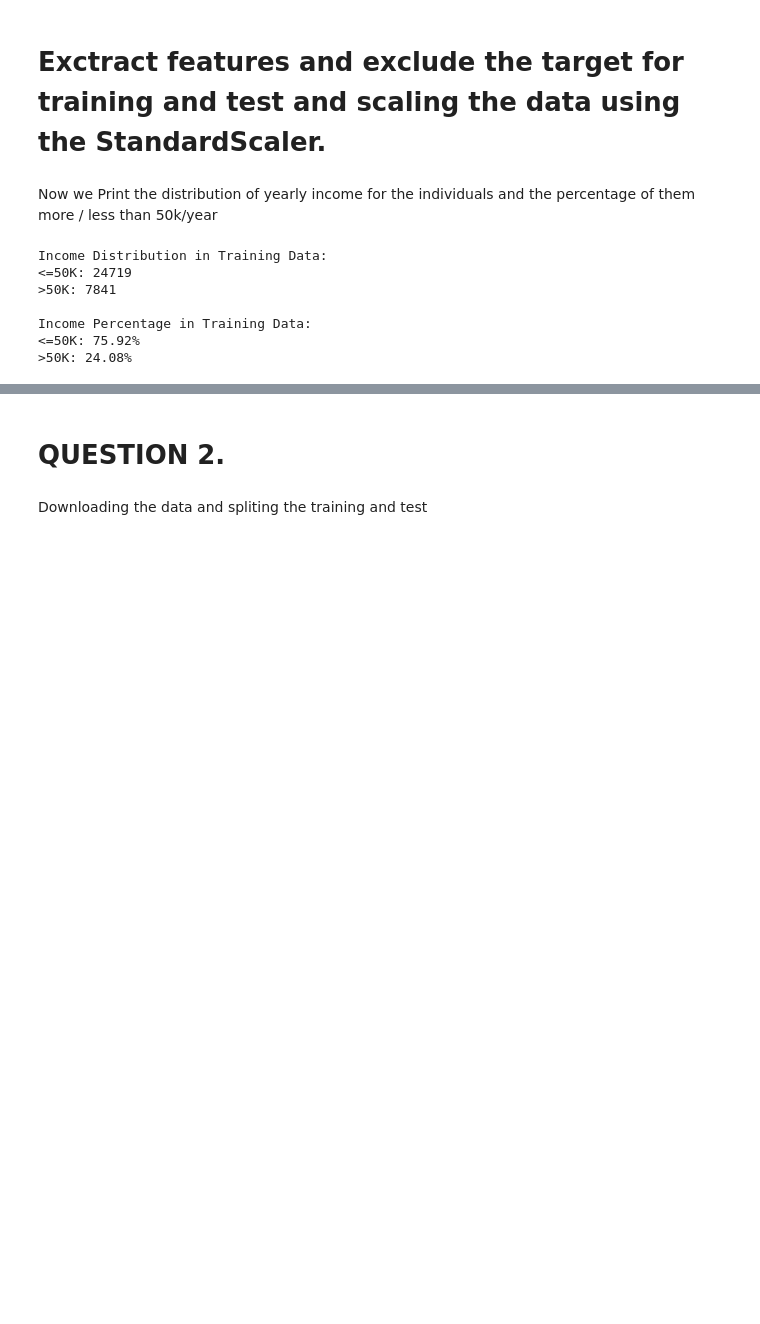
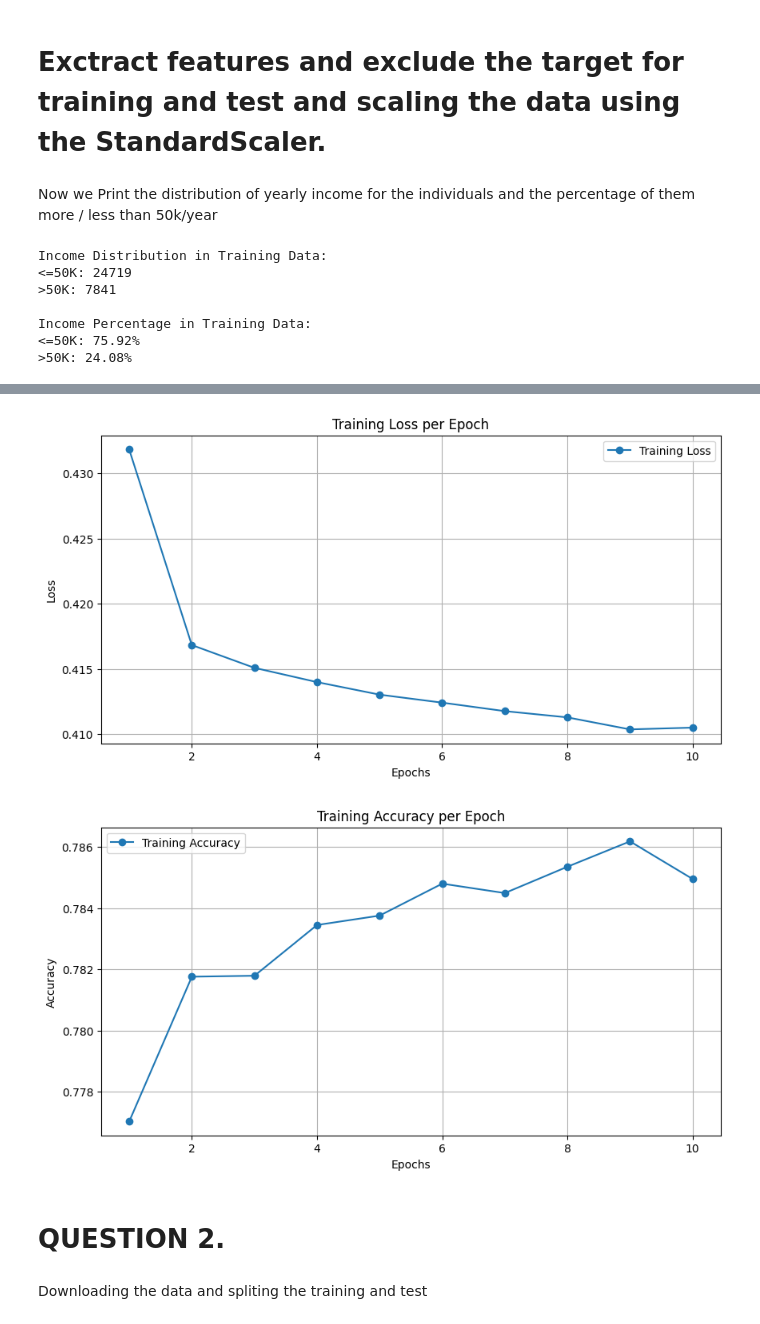
Before and after one commit to aseel1/Deep-learning, a Jupyter notebook: HW-1/HW1_322512690_21239353_F.ipynb, the cells around one changed output, grey strips where cells are left out. Drawn from its saved outputs; the diff is of its cells as text; code cells hidden in the pictures; blank space fills up the shorter version.

Commit message:
Added graph to 1

```diff
--- a/HW-1/HW1_322512690_21239353_F.ipynb
+++ b/HW-1/HW1_322512690_21239353_F.ipynb
@@ -206,3 +215,28 @@ Test Accuracy: 80.15%
+# %%
+import matplotlib.pyplot as plt
+
+# Plot Loss
+plt.figure(figsize=(10, 5))
+plt.plot(range(1, epochs + 1), train_loss, label='Training Loss', marker='o')
+plt.title('Training Loss per Epoch')
+plt.xlabel('Epochs')
+plt.ylabel('Loss')
+plt.legend()
+plt.grid()
+plt.show()
+
+# Plot Accuracy
+plt.figure(figsize=(10, 5))
+plt.plot(range(1, epochs + 1), train_acc, label='Training Accuracy', marker='o')
+plt.title('Training Accuracy per Epoch')
+plt.xlabel('Epochs')
+plt.ylabel('Accuracy')
+plt.legend()
+plt.grid()
+plt.show()
+# %% [output]
+[figure, added]
+[figure, added]
 # %% [markdown]
 # **QUESTION 2.**
 # %%
```
Also changed, not shown: parts of 3 cells of this notebook.
